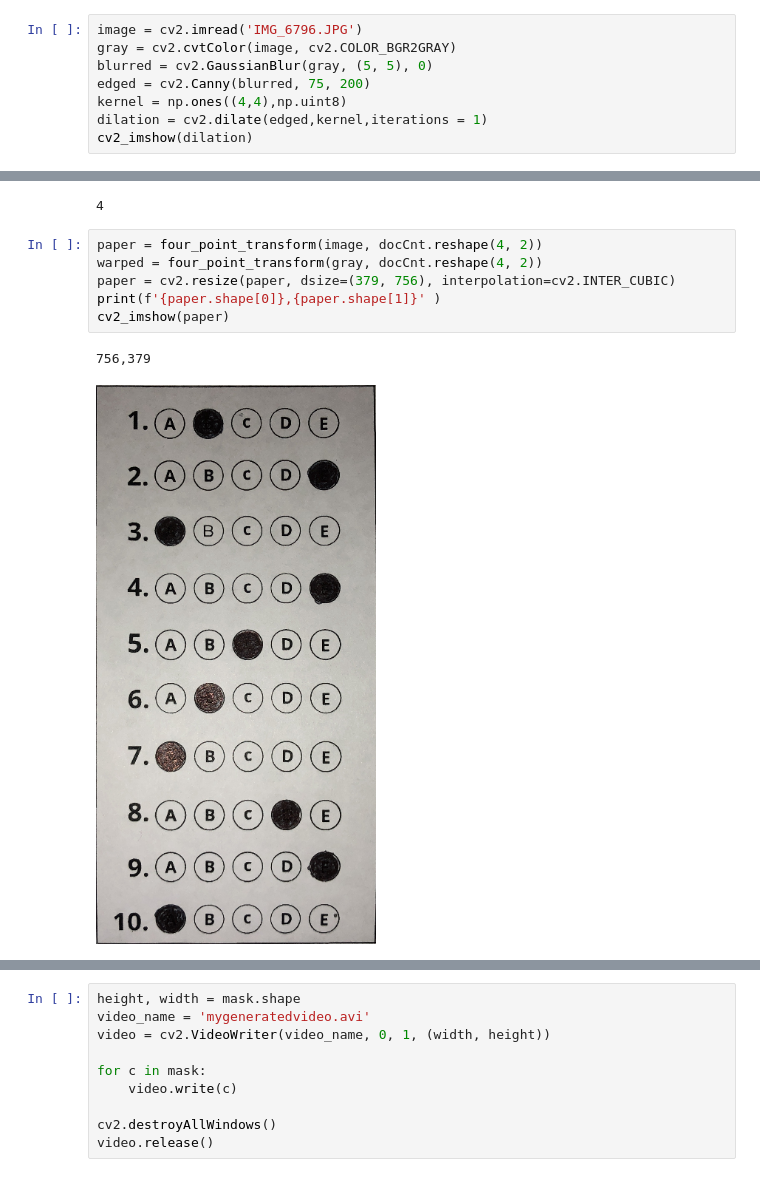
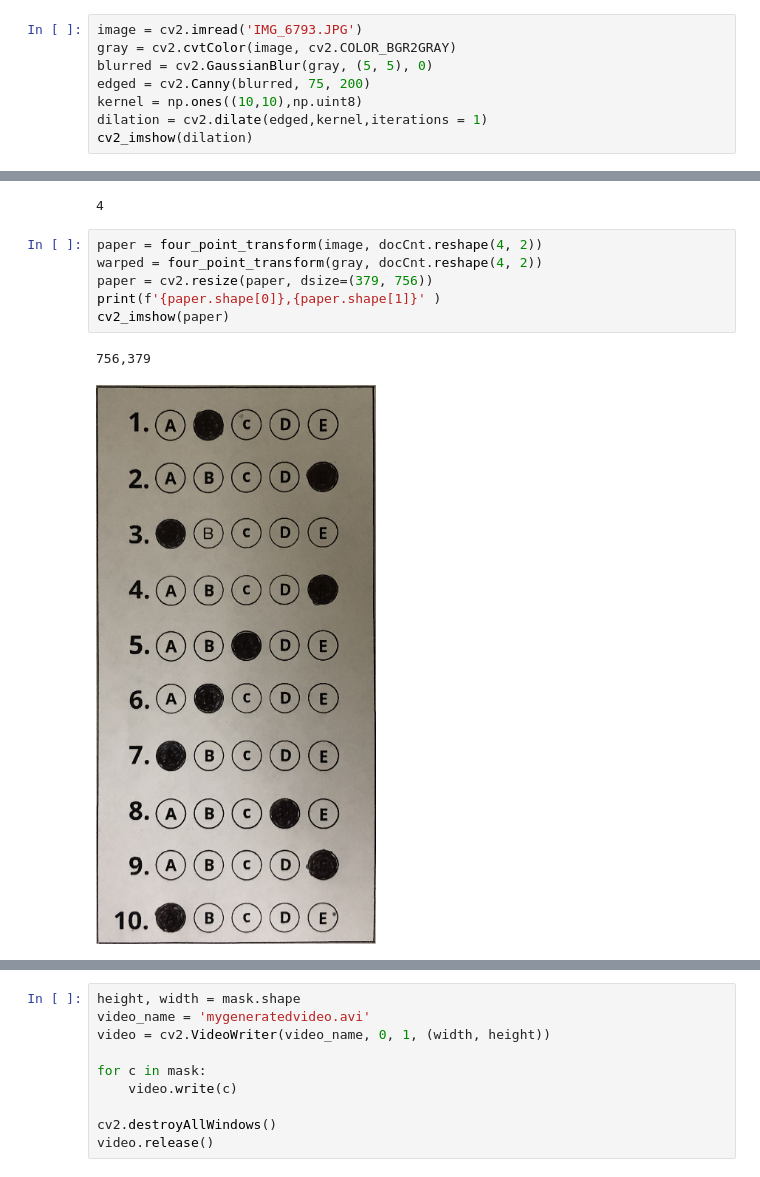
Before and after one commit to GambimL/visao-computacional-provas, a Jupyter notebook: arquivo_de_teste.ipynb, the cells around one changed output, grey strips where cells are left out. Cells and saved outputs as stored; diff of their text form.

```diff
--- a/arquivo_de_teste.ipynb
+++ b/arquivo_de_teste.ipynb
@@ -21,11 +21,11 @@ print(ANSWER_KEY)
 # %% [output]
 {0: 1, 1: 0, 2: 0, 3: 4, 4: 1, 5: 3, 6: 3, 7: 2, 8: 2, 9: 4}
 # %%
-image = cv2.imread('IMG_6796.JPG')
+image = cv2.imread('IMG_6793.JPG')
 gray = cv2.cvtColor(image, cv2.COLOR_BGR2GRAY)
 blurred = cv2.GaussianBlur(gray, (5, 5), 0)
 edged = cv2.Canny(blurred, 75, 200)
-kernel = np.ones((4,4),np.uint8)
+kernel = np.ones((10,10),np.uint8)
 dilation = cv2.dilate(edged,kernel,iterations = 1)
 cv2_imshow(dilation)
 # %% [output]
@@ -53,12 +53,12 @@ print(len(approx))
 # %%
 paper = four_point_transform(image, docCnt.reshape(4, 2))
 warped = four_point_transform(gray, docCnt.reshape(4, 2))
-paper = cv2.resize(paper, dsize=(379, 756), interpolation=cv2.INTER_CUBIC)
+paper = cv2.resize(paper, dsize=(379, 756))
 print(f'{paper.shape[0]},{paper.shape[1]}' )
 cv2_imshow(paper)
 # %% [output]
 756,379
-[figure, old version]
+[figure, new version]
 # %%
 thresh = cv2.threshold(warped, 0, 255, cv2.THRESH_BINARY_INV | cv2.THRESH_OTSU)[1]
 thresh = cv2.resize(thresh, dsize=(379, 756))
```
Also changed, not shown: parts of 4 cells of this notebook.
